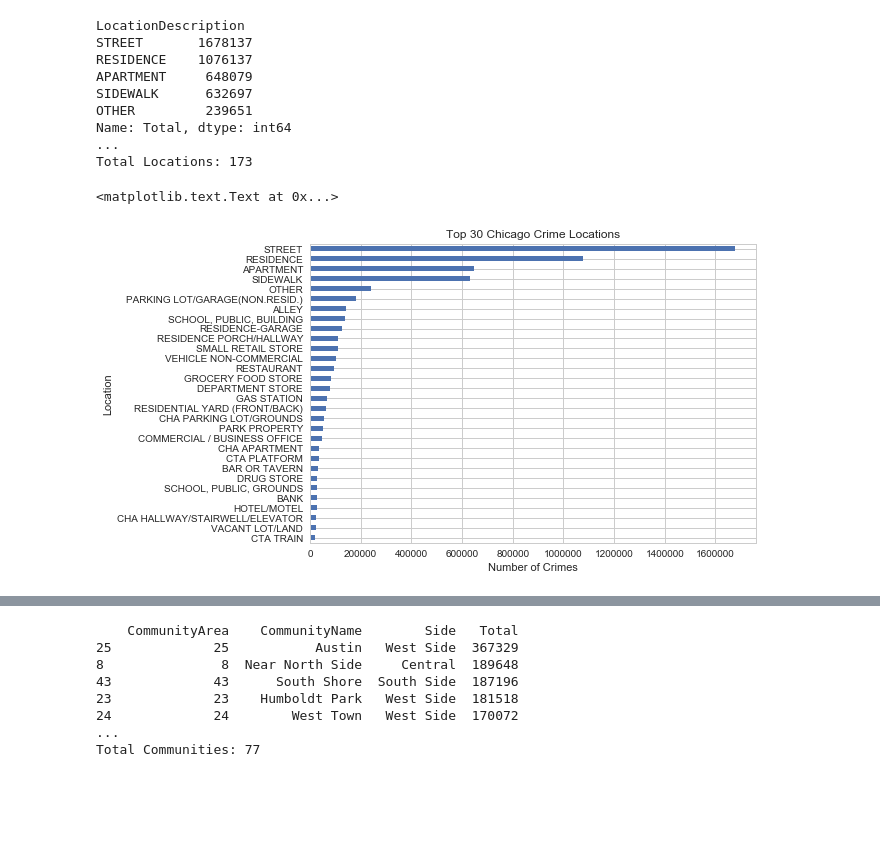
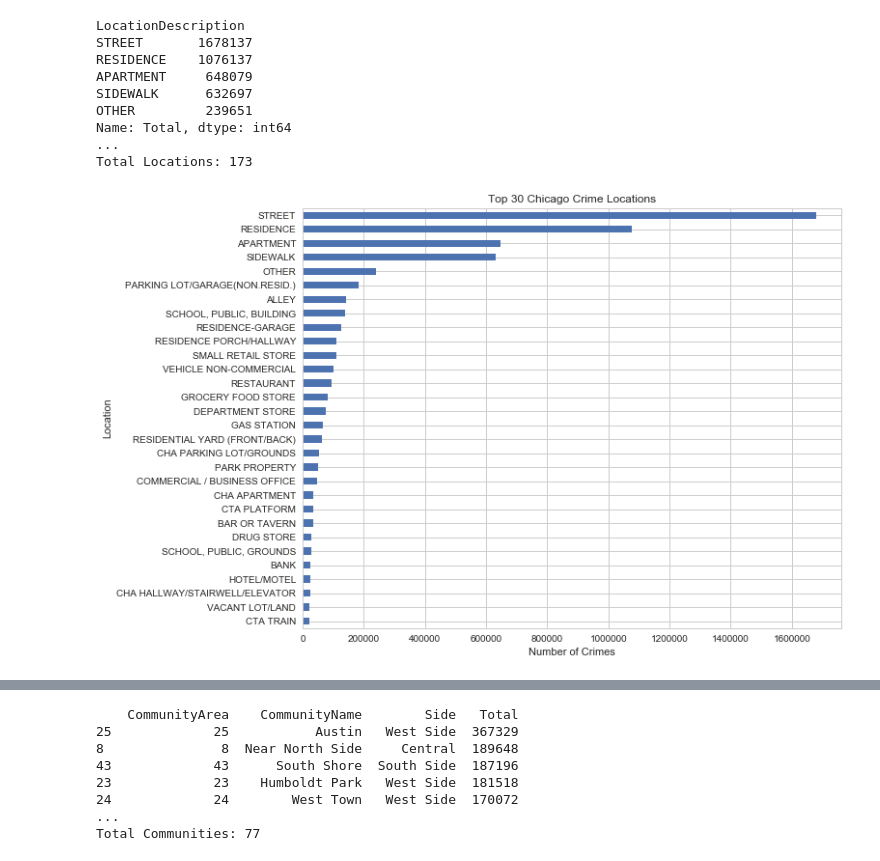
Before and after one commit to RandomFractals/ChicagoCrimes, a Jupyter notebook: notebooks/all-chicago-crime-charts.ipynb, the cells around one changed output, grey strips where cells are left out. Drawn from its saved outputs; the diff is of its cells as text; code cells hidden in the pictures; blank space fills up the shorter version.

```diff
--- a/notebooks/all-chicago-crime-charts.ipynb
+++ b/notebooks/all-chicago-crime-charts.ipynb
@@ -143,11 +290,11 @@ Name: Total, dtype: int64
 Total Locations: 173
 # %%
 # plot top 30 crime locations
-crime_locations[:30].sort_values(ascending=True).plot(kind='barh')
-
+crime_locations[:30].sort_values(ascending=True)\
+.plot(kind='barh', figsize=(10,8))
+plt.title('Top 30 Chicago Crime Locations')
+plt.xlabel('Number of Crimes')
 plt.ylabel('Location')
-plt.xlabel('Number of Crimes')
-plt.title('Top 30 Chicago Crime Locations')
+plt.show()
 # %% [output]
-<matplotlib.text.Text at 0x...>
-[figure, old version]
+[figure, new version]
```
Also changed, not shown: parts of 21 cells of this notebook.
